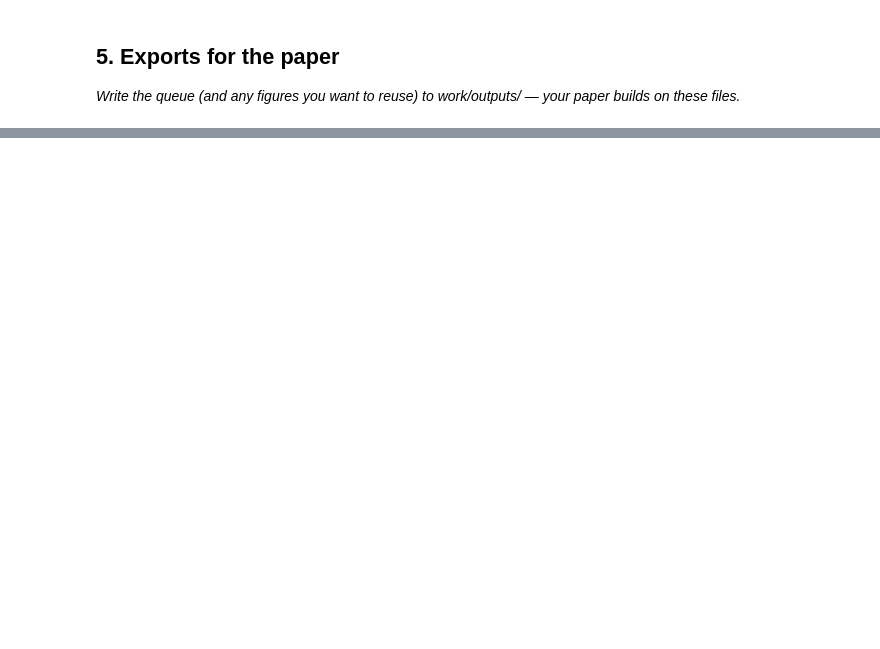
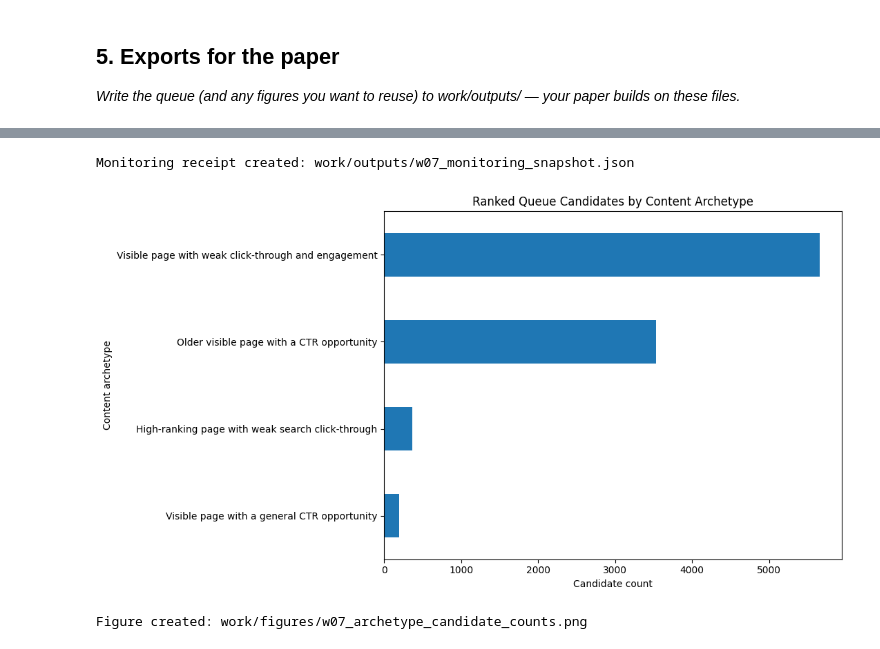
Before and after one commit to melikekaya01/flyrank-ml, a Jupyter notebook: work/notebooks/w07_action_playbook.ipynb, the cells around one changed output, grey strips where cells are left out. Saved outputs shown, nothing was run; the diff lists cells and outputs as text; code cells hidden in the pictures; blank space fills up the shorter version.

```diff
--- a/work/notebooks/w07_action_playbook.ipynb
+++ b/work/notebooks/w07_action_playbook.ipynb
@@ -43,0 +1115,51 @@ This skeleton is yours to fill. Work the sections **in order** — each one has
+# %%
+# Export the monitoring receipt.
+
+MONITORING_PATH = (
+    OUTPUT_DIR / "w07_monitoring_snapshot.json"
+)
+
+with open(MONITORING_PATH, "w", encoding="utf-8") as file:
+    json.dump(
+        monitoring_snapshot,
+        file,
+        indent=2,
+        ensure_ascii=False,
+    )
+
+print("Monitoring receipt created:", MONITORING_PATH)
+# %% [output]
+Monitoring receipt created: work/outputs/w07_monitoring_snapshot.json
+# %%
+# Figure 1 — Candidate count by content archetype.
+
+archetype_count_figure = (
+    ranked_queue["content_archetype"]
+    .value_counts()
+    .sort_values()
+)
+
+plt.figure(figsize=(11, 6))
+archetype_count_figure.plot(kind="barh")
+
+plt.title("Ranked Queue Candidates by Content Archetype")
+plt.xlabel("Candidate count")
+plt.ylabel("Content archetype")
+plt.tight_layout()
+
+ARCHETYPE_FIGURE_PATH = (
+    FIGURE_DIR / "w07_archetype_candidate_counts.png"
+)
+
+plt.savefig(
+    ARCHETYPE_FIGURE_PATH,
+    dpi=200,
+    bbox_inches="tight",
+)
+
+plt.show()
+
+print("Figure created:", ARCHETYPE_FIGURE_PATH)
+# %% [output]
+[figure, added]
+Figure created: work/figures/w07_archetype_candidate_counts.png
```
Also changed, not shown: parts of 29 cells of this notebook.
